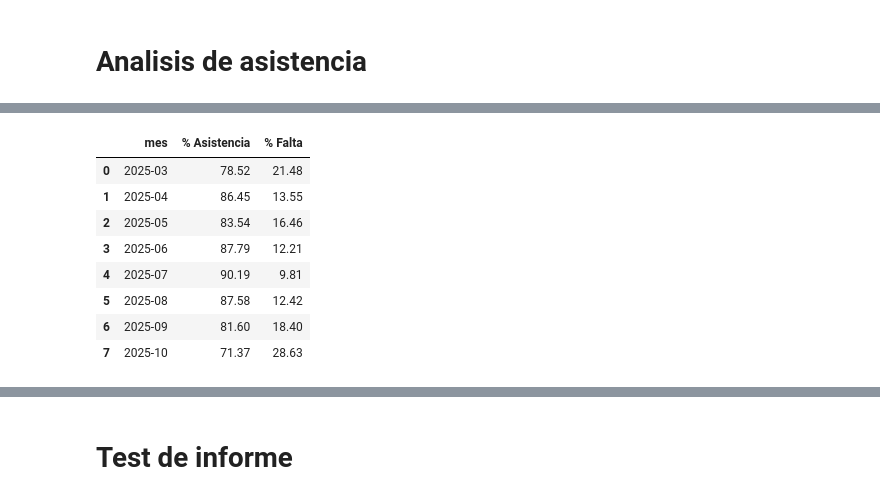
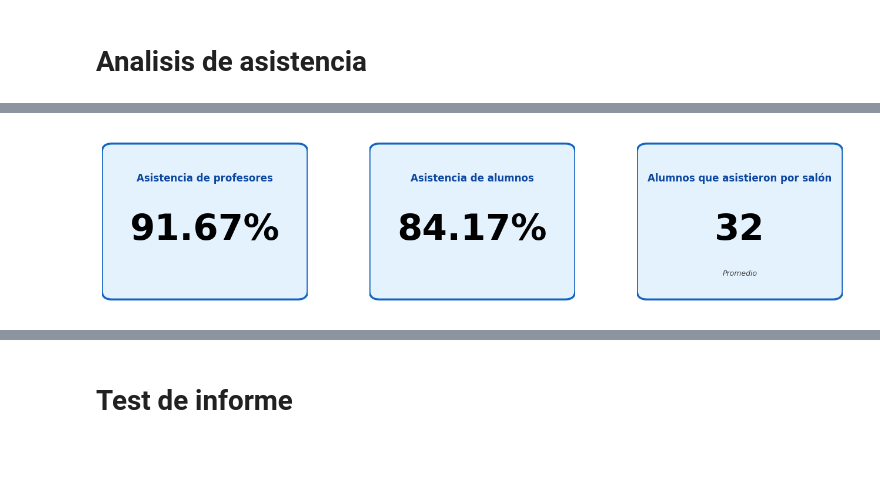
Before and after one commit to Crack-The-Code-Data/Resumen-automatico-de-cierre-de-proyectos, a Jupyter notebook: Notebook.ipynb, the cells around one changed output, grey strips where cells are left out. Saved outputs shown, nothing was run; the diff lists cells and outputs as text; code cells hidden in the pictures; blank space fills up the shorter version.

Commit message:
asistencias

```diff
--- a/Notebook.ipynb
+++ b/Notebook.ipynb
@@ -312,10 +365,11 @@ group by
 # %%
 # Preparar queries
 queries = {
-    # 'cancelaciones': query_cancelaciones,
+    'cancelaciones': query_cancelaciones,
     'asistencias': query_asistencias,
     # 'cuestionarios': query_cuestionarios,
-    'alumnos': query_alumnos
+    'alumnos': query_alumnos,
+    'proyectos': query_proyectos
 }
 
 # Ejecutar en paralelo
@@ -897,3 +1241,10 @@ biblioteca['estrato'] = {
+# %%
+promedio_alumnos_asistentes_por_salon=int(
+    df_asistencias[df_asistencias['attendance_status']=='A']
+    .groupby('room_id')['student_id']
+    .nunique()
+    .mean()
+    )
 # %%
 df_asistencias['start_date'] = pd.to_datetime(df_asistencias['start_date'])
 df_asistencias['mes'] = df_asistencias['start_date'].dt.to_period('M').astype(str)
@@ -958,12 +1253,23 @@ asistencia_por(df_asistencia_alumno, 'institution').sort_values('% Asistencia',
-# %%
-asistencia_por(df_asistencia_alumno, 'mes').sort_values('mes')
-# %% [output]
-|  | mes | % Asistencia | % Falta |
-| 0 | 2025-03 | 78.52 | 21.48 |
-| 1 | 2025-04 | 86.45 | 13.55 |
-| 2 | 2025-05 | 83.54 | 16.46 |
-| 3 | 2025-06 | 87.79 | 12.21 |
-| 4 | 2025-07 | 90.19 | 9.81 |
-| 5 | 2025-08 | 87.58 | 12.42 |
-| 6 | 2025-09 | 81.60 | 18.40 |
-| 7 | 2025-10 | 71.37 | 28.63 |
+# %%
+datos_asistencia = [
+    {
+        'titulo': 'Asistencia de profesores',
+        'valor': asistencia_por(df_asistencia_profe, 'name')['% Asistencia'][0],
+        'sufijo': '%'
+    },
+    {
+        'titulo': 'Asistencia de alumnos',
+        'valor': asistencia_por(df_asistencia_alumno, 'name')['% Asistencia'][0],
+        'sufijo': '%'
+    },
+    {
+        'titulo': 'Alumnos que asistieron por salón',
+        'valor': promedio_alumnos_asistentes_por_salon,
+        'subtitulo': 'Promedio'
+    }
+]
+
+fig_tarjetas_asistencias= crear_grafico_cards(datos_asistencia, titulo_general="")
+plt.show()
+# %% [output]
+[figure, added]
```
Also changed, not shown: parts of 19 cells of this notebook, 2 other files.
